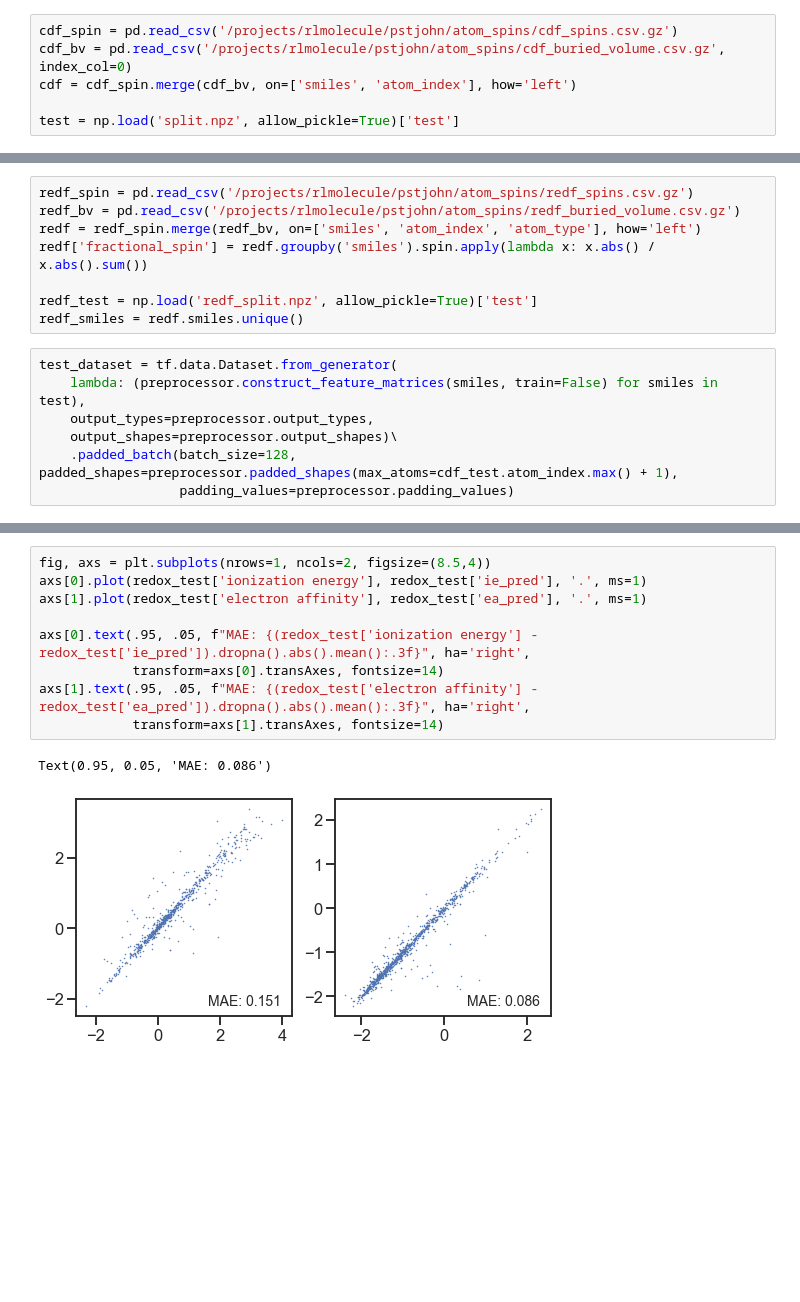
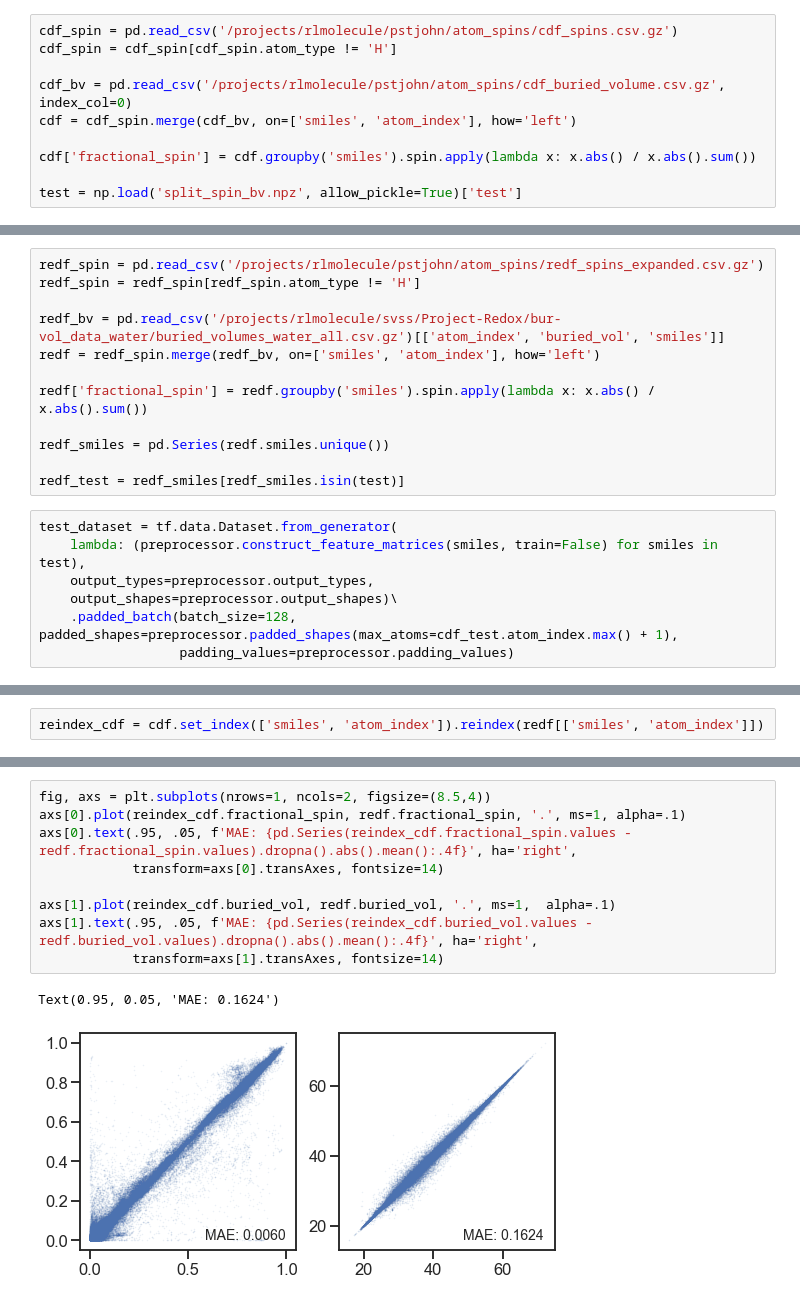
Before and after one commit to shreesowndarya/spin_gnn, a Jupyter notebook: plot_test_spin_bv.ipynb, the cells around one changed output, grey strips where cells are left out. Drawn from its saved outputs; the diff is of its cells as text; blank space fills up the shorter version.

```diff
--- a/plot_test_spin_bv.ipynb
+++ b/plot_test_spin_bv.ipynb
@@ -84,9 +84,13 @@ model = tf.keras.models.load_model(
                     **{'AtomInfMask': AtomInfMask, 'KLWithLogits': KLWithLogits}})
 # %%
 cdf_spin = pd.read_csv('/projects/rlmolecule/pstjohn/atom_spins/cdf_spins.csv.gz')
+cdf_spin = cdf_spin[cdf_spin.atom_type != 'H']
+
 cdf_bv = pd.read_csv('/projects/rlmolecule/pstjohn/atom_spins/cdf_buried_volume.csv.gz', index_col=0)
 cdf = cdf_spin.merge(cdf_bv, on=['smiles', 'atom_index'], how='left')
 
-test = np.load('split.npz', allow_pickle=True)['test']
+cdf['fractional_spin'] = cdf.groupby('smiles').spin.apply(lambda x: x.abs() / x.abs().sum())
+
+test = np.load('split_spin_bv.npz', allow_pickle=True)['test']
 # %%
 cdf_test = cdf[cdf.smiles.isin(test)].copy()
@@ -94,11 +97,15 @@ cdf_test['fractional_spin'] = cdf_test.groupby('smiles').spin.apply(lambda x: x.
 # %%
-redf_spin = pd.read_csv('/projects/rlmolecule/pstjohn/atom_spins/redf_spins.csv.gz')
-redf_bv = pd.read_csv('/projects/rlmolecule/pstjohn/atom_spins/redf_buried_volume.csv.gz')
-redf = redf_spin.merge(redf_bv, on=['smiles', 'atom_index', 'atom_type'], how='left')
+redf_spin = pd.read_csv('/projects/rlmolecule/pstjohn/atom_spins/redf_spins_expanded.csv.gz')
+redf_spin = redf_spin[redf_spin.atom_type != 'H']
+
+redf_bv = pd.read_csv('/projects/rlmolecule/svss/Project-Redox/bur-vol_data_water/buried_volumes_water_all.csv.gz')[['atom_index', 'buried_vol', 'smiles']]
+redf = redf_spin.merge(redf_bv, on=['smiles', 'atom_index'], how='left')
+
 redf['fractional_spin'] = redf.groupby('smiles').spin.apply(lambda x: x.abs() / x.abs().sum())
 
-redf_test = np.load('redf_split.npz', allow_pickle=True)['test']
-redf_smiles = redf.smiles.unique()
+redf_smiles = pd.Series(redf.smiles.unique())
+
+redf_test = redf_smiles[redf_smiles.isin(test)]
 # %%
 test_dataset = tf.data.Dataset.from_generator(
     lambda: (preprocessor.construct_feature_matrices(smiles, train=False) for smiles in test),
@@ -250,0 +180,2 @@ redox_test = redf_redox.reindex(np.concatenate([redf_test, redf_valid]))
+# %%
+reindex_cdf = cdf.set_index(['smiles', 'atom_index']).reindex(redf[['smiles', 'atom_index']])
@@ -251,12 +198,12 @@ redox_test = redf_redox.reindex(np.concatenate([redf_test, redf_valid]))
 # %%
 fig, axs = plt.subplots(nrows=1, ncols=2, figsize=(8.5,4))
-axs[0].plot(redox_test['ionization energy'], redox_test['ie_pred'], '.', ms=1)
-axs[1].plot(redox_test['electron affinity'], redox_test['ea_pred'], '.', ms=1)
+axs[0].plot(reindex_cdf.fractional_spin, redf.fractional_spin, '.', ms=1, alpha=.1)
+axs[0].text(.95, .05, f'MAE: {pd.Series(reindex_cdf.fractional_spin.values - redf.fractional_spin.values).dropna().abs().mean():.4f}', ha='right',
+            transform=axs[0].transAxes, fontsize=14)
 
-axs[0].text(.95, .05, f"MAE: {(redox_test['ionization energy'] - redox_test['ie_pred']).dropna().abs().mean():.3f}", ha='right',
-            transform=axs[0].transAxes, fontsize=14)
-axs[1].text(.95, .05, f"MAE: {(redox_test['electron affinity'] - redox_test['ea_pred']).dropna().abs().mean():.3f}", ha='right',
+axs[1].plot(reindex_cdf.buried_vol, redf.buried_vol, '.', ms=1,  alpha=.1)
+axs[1].text(.95, .05, f'MAE: {pd.Series(reindex_cdf.buried_vol.values - redf.buried_vol.values).dropna().abs().mean():.4f}', ha='right',
             transform=axs[1].transAxes, fontsize=14)
 # %% [output]
-Text(0.95, 0.05, 'MAE: 0.086')
+Text(0.95, 0.05, 'MAE: 0.1624')
-[figure, old version]
+[figure, new version]
```
Also changed, not shown: parts of 69 cells of this notebook.
